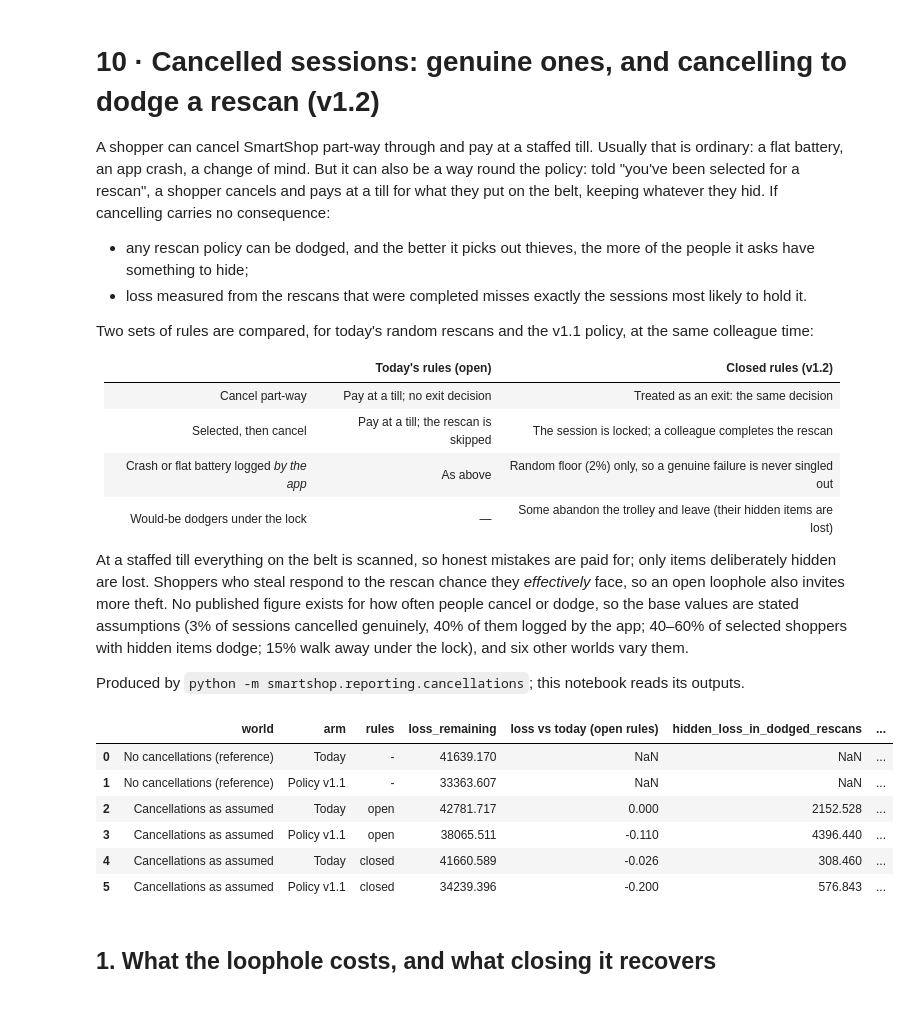
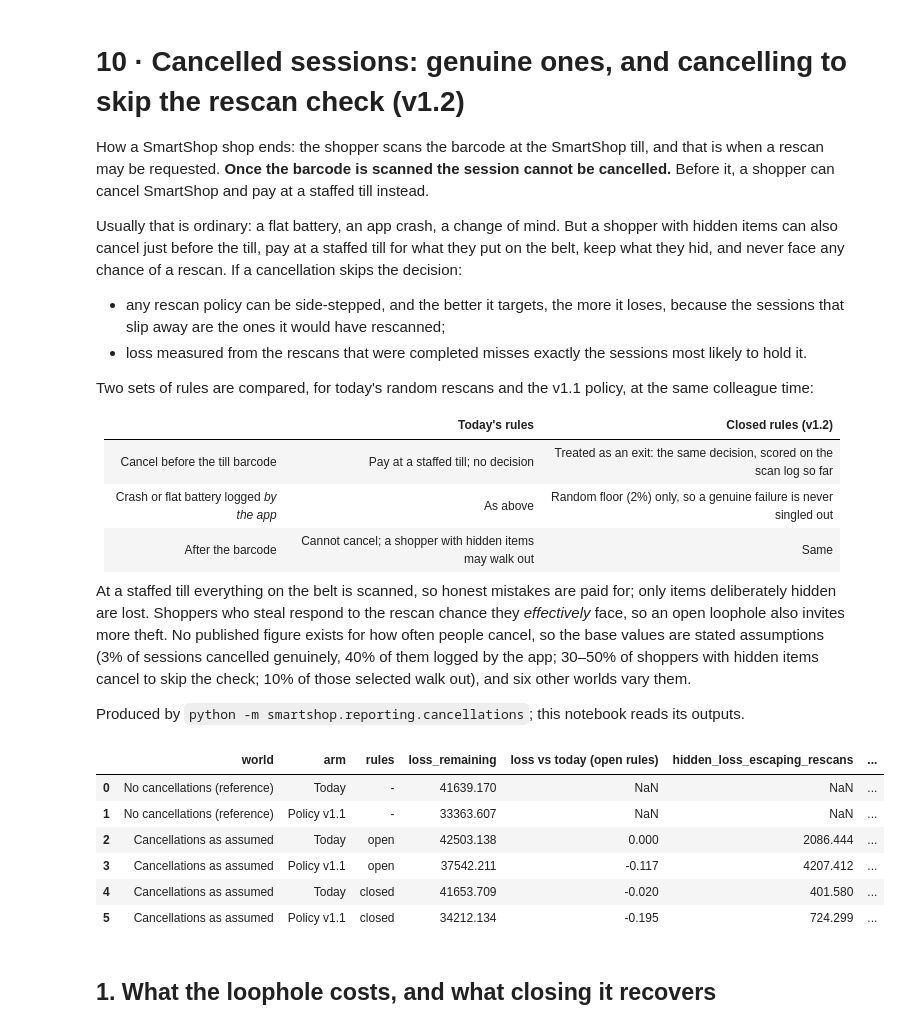
Before and after one commit to TilakHeble/smartshop-loss-engine, a Jupyter notebook: notebooks/10_cancellations.ipynb, the cells around one changed output. Cells and saved outputs as stored; diff of their text form; code cells hidden in the pictures.

```diff
--- a/notebooks/10_cancellations.ipynb
+++ b/notebooks/10_cancellations.ipynb
@@ -1,57 +1,59 @@
 # %% [markdown]
-# 10 · Cancelled sessions: genuine ones, and cancelling to dodge a rescan (v1.2)
+# 10 · Cancelled sessions: genuine ones, and cancelling to skip the rescan check (v1.2)
 
-A shopper can cancel SmartShop part-way through and pay at a staffed till. Usually that is
-ordinary: a flat battery, an app crash, a change of mind. But it can also be a way round the
-policy: told "you've been selected for a rescan", a shopper cancels and pays at a till for what
-they put on the belt, keeping whatever they hid. If cancelling carries no consequence:
+How a SmartShop shop ends: the shopper scans the barcode at the SmartShop till, and that is when a
+rescan may be requested. **Once the barcode is scanned the session cannot be cancelled.** Before
+it, a shopper can cancel SmartShop and pay at a staffed till instead.
 
-- any rescan policy can be dodged, and the better it picks out thieves, the more of the people it
-  asks have something to hide;
+Usually that is ordinary: a flat battery, an app crash, a change of mind. But a shopper with hidden
+items can also cancel just before the till, pay at a staffed till for what they put on the belt,
+keep what they hid, and never face any chance of a rescan. If a cancellation skips the decision:
+
+- any rescan policy can be side-stepped, and the better it targets, the more it loses, because the
+  sessions that slip away are the ones it would have rescanned;
 - loss measured from the rescans that were completed misses exactly the sessions most likely to
   hold it.
 
 Two sets of rules are compared, for today's random rescans and the v1.1 policy, at the same
 colleague time:
 
-| | Today's rules (open) | Closed rules (v1.2) |
+| | Today's rules | Closed rules (v1.2) |
 |---|---|---|
-| Cancel part-way | Pay at a till; no exit decision | Treated as an exit: the same decision |
-| Selected, then cancel | Pay at a till; the rescan is skipped | The session is locked; a colleague completes the rescan |
+| Cancel before the till barcode | Pay at a staffed till; no decision | Treated as an exit: the same decision, scored on the scan log so far |
 | Crash or flat battery logged *by the app* | As above | Random floor (2%) only, so a genuine failure is never singled out |
-| Would-be dodgers under the lock | — | Some abandon the trolley and leave (their hidden items are lost) |
+| After the barcode | Cannot cancel; a shopper with hidden items may walk out | Same |
 
 At a staffed till everything on the belt is scanned, so honest mistakes are paid for; only items
 deliberately hidden are lost. Shoppers who steal respond to the rescan chance they *effectively*
 face, so an open loophole also invites more theft. No published figure exists for how often people
-cancel or dodge, so the base values are stated assumptions (3% of sessions cancelled genuinely,
-40% of them logged by the app; 40–60% of selected shoppers with hidden items dodge; 15% walk
-away under the lock), and six other worlds vary them.
+cancel, so the base values are stated assumptions (3% of sessions cancelled genuinely, 40% of them
+logged by the app; 30–50% of shoppers with hidden items cancel to skip the check; 10% of those
+selected walk out), and six other worlds vary them.
 
 Produced by `python -m smartshop.reporting.cancellations`; this notebook reads its outputs.
 # %%
 import matplotlib.pyplot as plt
 import numpy as np
 import pandas as pd
 
 from smartshop.viz import BLUE, GREY, ORANGE, TEXT_2, money, pct, save, set_style, subtitle
 
 set_style()
 t = pd.read_csv('../models/cancellations.csv')
 meas = pd.read_csv('../models/cancellations_measurement.csv').set_index('rules')
 base = t[t.world.isin(['No cancellations (reference)', 'Cancellations as assumed'])]
 cols = ['world', 'arm', 'rules', 'loss_remaining', 'loss vs today (open rules)',
-        'hidden_loss_in_dodged_rescans', 'rescans_dodged_or_refused', 'honest_stops',
+        'hidden_loss_escaping_rescans', 'rescans_skipped_or_walked', 'honest_stops',
         'adaptive_stealing', 'colleague_hours']
 base[cols].round(3)
 # %% [output]
-|  | world | arm | rules | loss_remaining | loss vs today (open rules) | hidden_loss_in_dodged_rescans | ... |
+|  | world | arm | rules | loss_remaining | loss vs today (open rules) | hidden_loss_escaping_rescans | ... |
 | 0 | No cancellations (reference) | Today | - | 41639.170 | NaN | NaN | ... |
 | 1 | No cancellations (reference) | Policy v1.1 | - | 33363.607 | NaN | NaN | ... |
-| 2 | Cancellations as assumed | Today | open | 42781.717 | 0.000 | 2152.528 | ... |
-| 3 | Cancellations as assumed | Policy v1.1 | open | 38065.511 | -0.110 | 4396.440 | ... |
-| 4 | Cancellations as assumed | Today | closed | 41660.589 | -0.026 | 308.460 | ... |
-| 5 | Cancellations as assumed | Policy v1.1 | closed | 34239.396 | -0.200 | 576.843 | ... |
+| 2 | Cancellations as assumed | Today | open | 42503.138 | 0.000 | 2086.444 | ... |
+| 3 | Cancellations as assumed | Policy v1.1 | open | 37542.211 | -0.117 | 4207.412 | ... |
+| 4 | Cancellations as assumed | Today | closed | 41653.709 | -0.020 | 401.580 | ... |
+| 5 | Cancellations as assumed | Policy v1.1 | closed | 34212.134 | -0.195 | 724.299 | ... |
 # %% [markdown]
 ## 1. What the loophole costs, and what closing it recovers
 # %%
```
Also changed, not shown: parts of 7 cells of this notebook, 16 other files.
